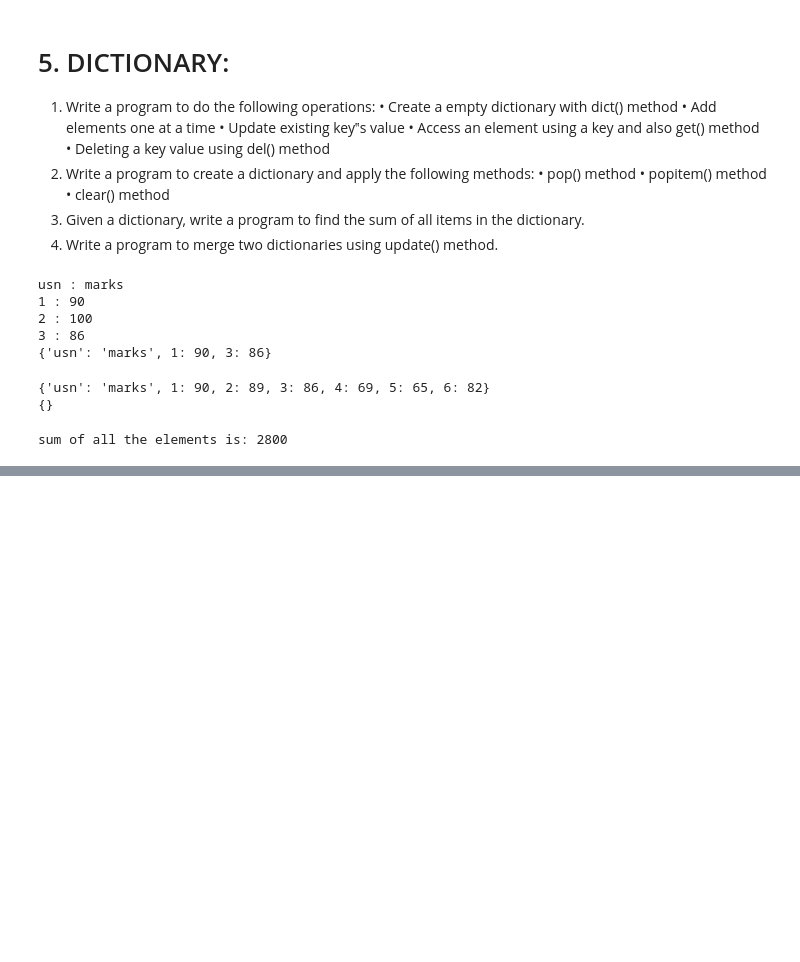
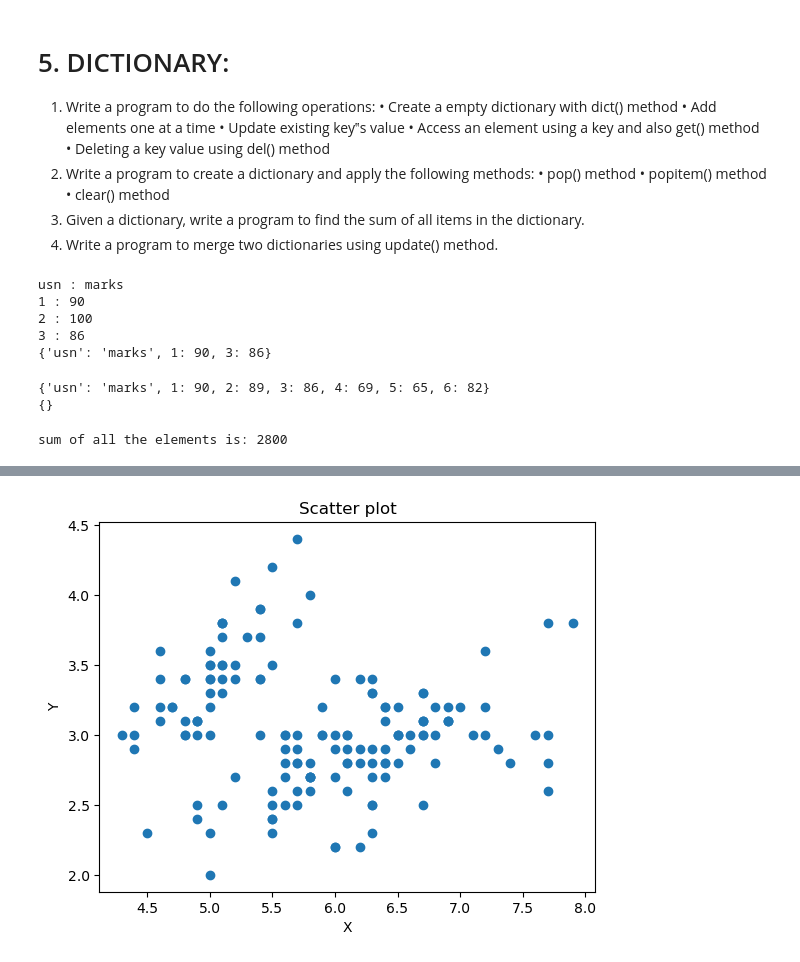
Before and after one commit to adityakognur/python-lab-programs, a Jupyter notebook: lab programs.ipynb, the cells around one changed output, grey strips where cells are left out. Drawn from its saved outputs; the diff is of its cells as text; code cells hidden in the pictures; blank space fills up the shorter version.

```diff
--- a/lab programs.ipynb
+++ b/lab programs.ipynb
@@ -224,0 +246,2 @@ sum of all the elements is: 2800
+# %%
+data=pd.read_csv('iris.csv')
@@ -224,0 +262,12 @@ sum of all the elements is: 2800
+# %%
+x_values=data['sepal_length'].values.reshape(-1,1)
+y_values=data['sepal_width'].values.reshape(-1,1)
+# %%
+#scatter plot of sepa; length and sepal width
+plt.scatter(x_values,y_values)
+plt.xlabel('X')
+plt.ylabel('Y')
+plt.title('Scatter plot')
+plt.show()
+# %% [output]
+[figure, added]
```
Also changed, not shown: parts of 22 cells of this notebook.
